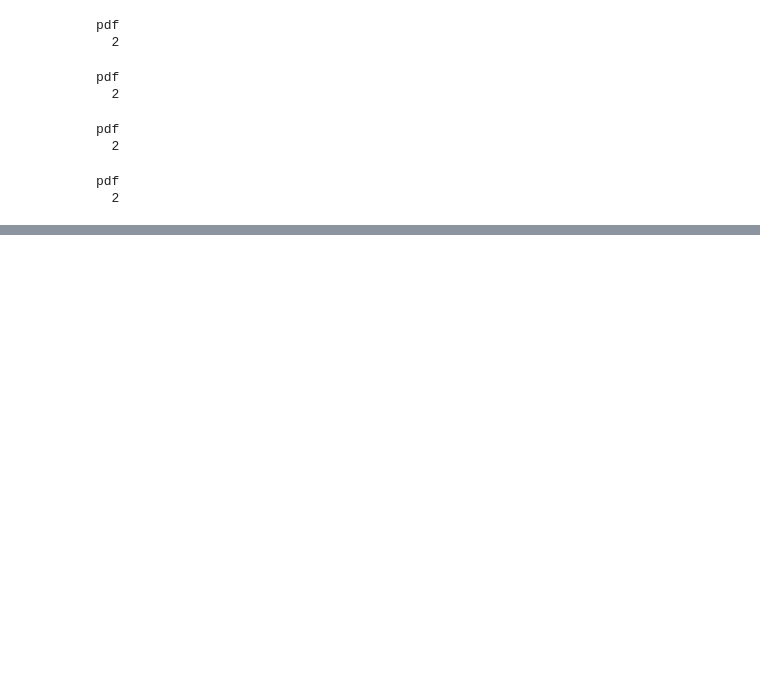
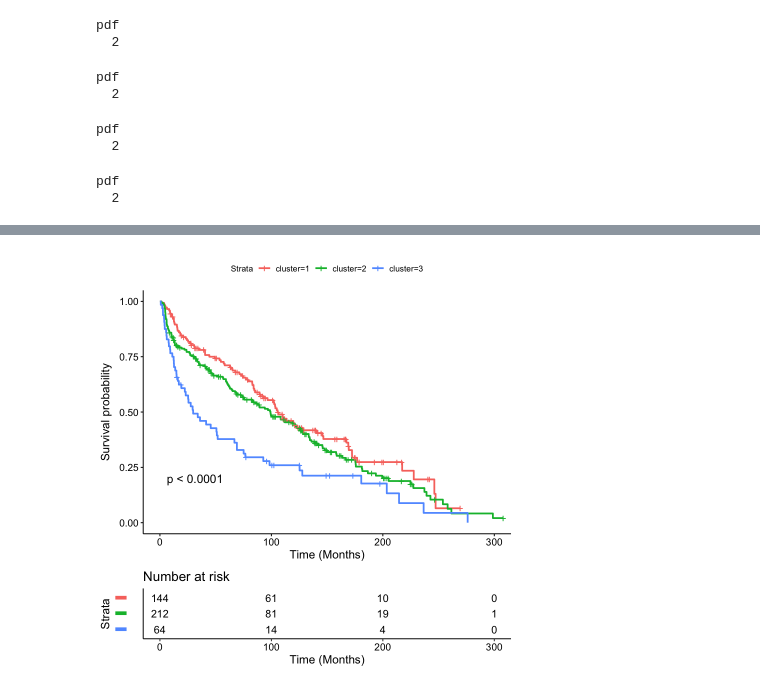
Before and after one commit to shankara-a/amyloidosis_bmc_2023, a Jupyter notebook: 04_survival.ipynb, the cells around one changed output, grey strips where cells are left out. Cells and saved outputs as stored; diff of their text form; code cells hidden in the pictures; blank space fills up the shorter version.

```diff
--- a/04_survival.ipynb
+++ b/04_survival.ipynb
@@ -349,0 +440,19 @@ pdf
+# %%
+data.df <- read.table("data/processed/AL_with_ccp_tx_04.tsv", sep="\t", header=T)
+
+# Rename columns
+column_mapping <- c("LC.Isotype"="Kappa_or_lambda_PCD",
+                    "BU.Cardiac.Stage"="BU__BNP_based__cardiac_staging",
+                    "BMPC.%"="Bone_marrow_plasma_cells____"
+                   )
+
+data.df <- data.df %>% rename(!!!column_mapping)
+
+# Collapse Race
+data.df <- data.df %>%
+   mutate(Race = ifelse(Race %in% c('American_Indian_Alaska_Native','Multiracial','Native_Hawaiian_Pacific', 'Unknown/other'), 'Other', Race))
+
+# Fix NULL values
+data.df <- data.df %>% mutate(BU.Cardiac.Stage = ifelse(BU.Cardiac.Stage=="", NA, BU.Cardiac.Stage))
+data.df <- data.df %>% mutate(Primary_organ = ifelse(Primary_organ=="", NA, Primary_organ))
+data.df <- data.df %>% mutate(LC.Isotype = ifelse(LC.Isotype=="", NA, LC.Isotype))
@@ -349,0 +461,6 @@ pdf
+# %%
+data.filt.df <- data.df[data.df$first_tx %in% c("IMiD-based","Dara-CyBorD","Proteasome inhibitor-based",
+                                                "Melphalan-based regimen","Glucocorticoid monotherapy"),]
+
+mod <- coxph(Surv(time, status) ~  cluster + first_tx + cluster*first_tx, data = data.filt.df)
+mod
@@ -349,0 +485,19 @@ pdf
+# %%
+data.filt.df <- data.df[data.df$first_tx %in% c("HDM/SCT"),]
+# %%
+fit <- survfit(Surv(time, status) ~ cluster, data=data.filt.df)
+
+p <- ggsurvplot(
+    fit,
+    data = data.df,
+    risk.table = TRUE,
+    pval = TRUE,
+    conf.int = F,
+    xlab = "Time (Months)",
+    break.time.by = 100,
+    risk.table.y.text.col = T,
+    risk.table.y.text = F,
+)
+p
+# %% [output]
+[figure, added]
```
Also changed, not shown: parts of 9 cells of this notebook, 2 other files.
